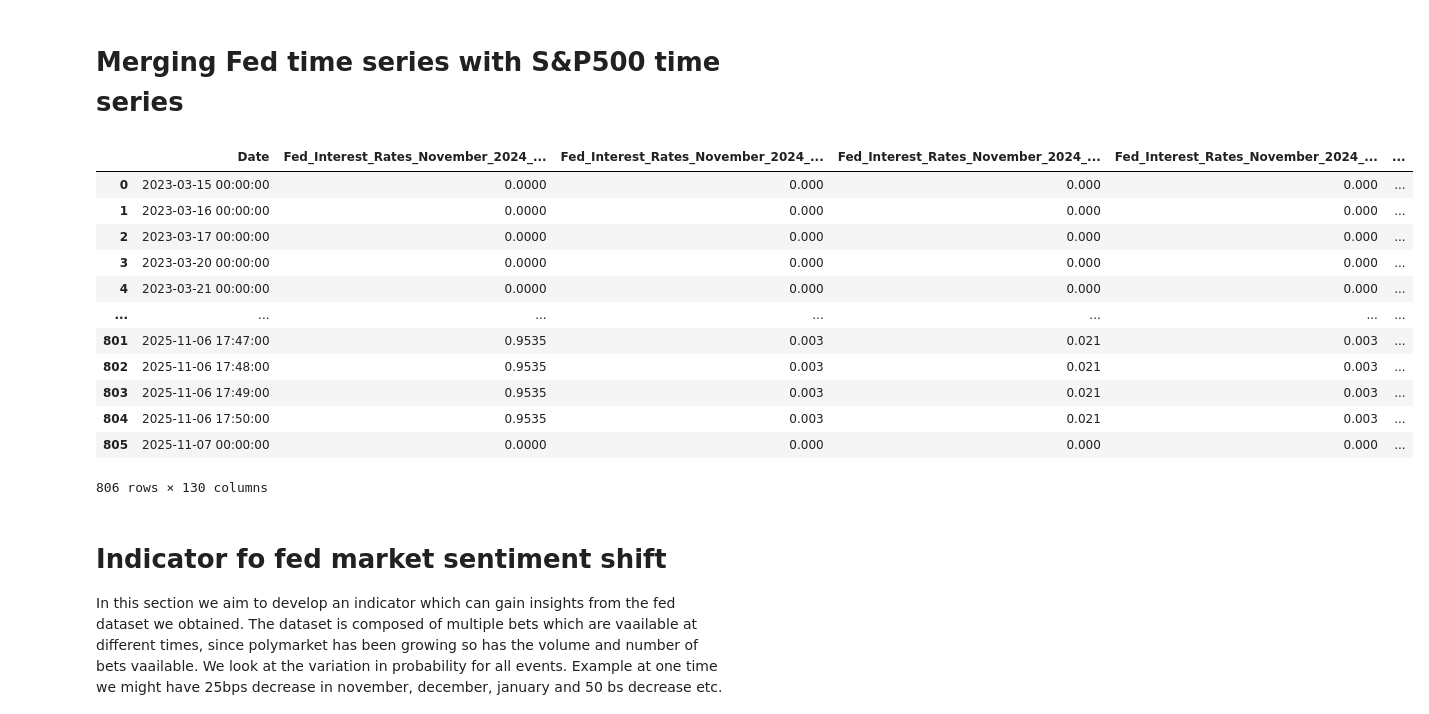
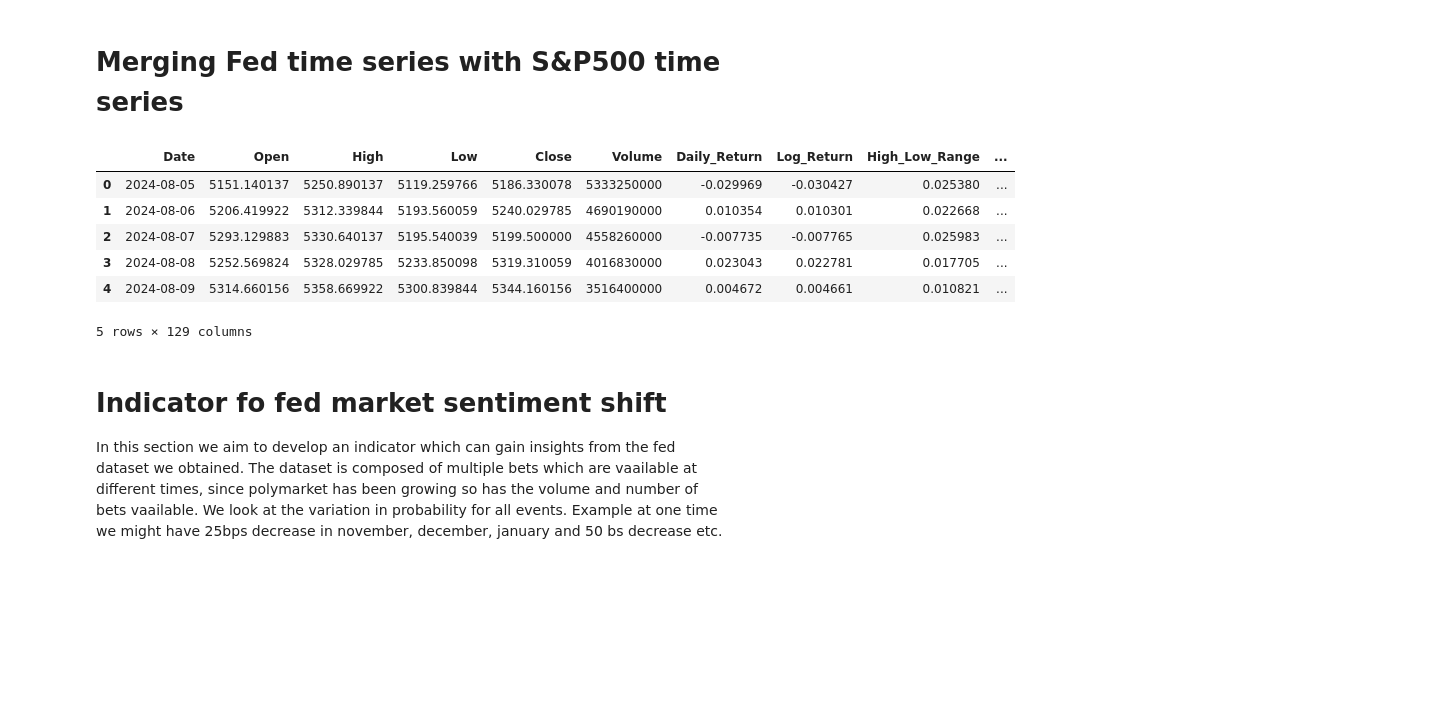
Before and after one commit to MichaelCarloH/ML-PortfolioManagement, a Jupyter notebook: submission_code/ml_project.ipynb, the cells around one changed output. Cells and saved outputs as stored; diff of their text form; code cells hidden in the pictures; blank space fills up the shorter version.

```diff
--- a/submission_code/ml_project.ipynb
+++ b/submission_code/ml_project.ipynb
@@ -519,44 +519,37 @@ fed_df.head()
 from data_processing import load_sp500_data
 spx = load_sp500_data(verbose=False)
 # %%
-# Standardize S&P 500 date column
-spx = spx.reset_index().rename(columns={"Date (UTC)": "Date"})
-fed_df["Date"] = pd.to_datetime(fed_df["Date"])
-spx["Date"] = pd.to_datetime(spx["Date"])
+# Ensure consistent Date column
+if isinstance(spx.index, pd.DatetimeIndex) or spx.index.name:
+    spx = spx.reset_index()
 
-# --------------------------------------------------
-# 2. Full outer merge on Date (keep all dates)
-# --------------------------------------------------
-merged_df = pd.merge(
-    fed_df,
-    spx,
-    on="Date",
-    how="outer",    # full join
-    sort=True
-)
+if 'Date (UTC)' in spx.columns:
+    spx = spx.rename(columns={'Date (UTC)': 'Date'})
+elif 'Date' not in spx.columns:
+    raise ValueError("spx has no Date/Date (UTC) column")
 
-# Fill all non-date missing values with zeros
-feature_cols = [c for c in merged_df.columns if c != "Date"]
-merged_df[feature_cols] = merged_df[feature_cols].fillna(0)
+if 'Date' not in fed_df.columns and isinstance(fed_df.index, pd.DatetimeIndex):
+    fed_df = fed_df.reset_index().rename(columns={'index': 'Date'})
 
-# Sort chronologically
-merged_df = merged_df.sort_values("Date").reset_index(drop=True)
+spx['Date'] = pd.to_datetime(spx['Date'])
+fed_df['Date'] = pd.to_datetime(fed_df['Date'])
 
-merged_df
+start_date = pd.to_datetime(fed_df['Date'].min())
+
+merged_df = (pd.merge(spx, fed_df, on='Date', how='left', sort=True)
+               .query('Date >= @start_date')
+               .sort_values('Date')
+               .reset_index(drop=True))
+
+merged_df.head()
 # %% [output]
-|  | Date | Fed_Interest_Rates_November_2024_... | Fed_Interest_Rates_November_2024_... | Fed_Interest_Rates_November_2024_... | Fed_Interest_Rates_November_2024_... | ... |
-| 0 | 2023-03-15 00:00:00 | 0.0000 | 0.000 | 0.000 | 0.000 | ... |
-| 1 | 2023-03-16 00:00:00 | 0.0000 | 0.000 | 0.000 | 0.000 | ... |
-| 2 | 2023-03-17 00:00:00 | 0.0000 | 0.000 | 0.000 | 0.000 | ... |
-| 3 | 2023-03-20 00:00:00 | 0.0000 | 0.000 | 0.000 | 0.000 | ... |
-| 4 | 2023-03-21 00:00:00 | 0.0000 | 0.000 | 0.000 | 0.000 | ... |
-| ... | ... | ... | ... | ... | ... | ... |
-| 801 | 2025-11-06 17:47:00 | 0.9535 | 0.003 | 0.021 | 0.003 | ... |
-| 802 | 2025-11-06 17:48:00 | 0.9535 | 0.003 | 0.021 | 0.003 | ... |
-| 803 | 2025-11-06 17:49:00 | 0.9535 | 0.003 | 0.021 | 0.003 | ... |
-| 804 | 2025-11-06 17:50:00 | 0.9535 | 0.003 | 0.021 | 0.003 | ... |
-| 805 | 2025-11-07 00:00:00 | 0.0000 | 0.000 | 0.000 | 0.000 | ... |
+|  | Date | Open | High | Low | Close | Volume | Daily_Return | Log_Return | High_Low_Range | ... |
+| 0 | 2024-08-05 | 5151.140137 | 5250.890137 | 5119.259766 | 5186.330078 | 5333250000 | -0.029969 | -0.030427 | 0.025380 | ... |
+| 1 | 2024-08-06 | 5206.419922 | 5312.339844 | 5193.560059 | 5240.029785 | 4690190000 | 0.010354 | 0.010301 | 0.022668 | ... |
+| 2 | 2024-08-07 | 5293.129883 | 5330.640137 | 5195.540039 | 5199.500000 | 4558260000 | -0.007735 | -0.007765 | 0.025983 | ... |
+| 3 | 2024-08-08 | 5252.569824 | 5328.029785 | 5233.850098 | 5319.310059 | 4016830000 | 0.023043 | 0.022781 | 0.017705 | ... |
+| 4 | 2024-08-09 | 5314.660156 | 5358.669922 | 5300.839844 | 5344.160156 | 3516400000 | 0.004672 | 0.004661 | 0.010821 | ... |
-806 rows × 130 columns
+5 rows × 129 columns
 # %% [markdown]
 # Indicator fo fed market sentiment shift
 
```
Also changed, not shown: parts of 10 cells of this notebook, 4 other files.
